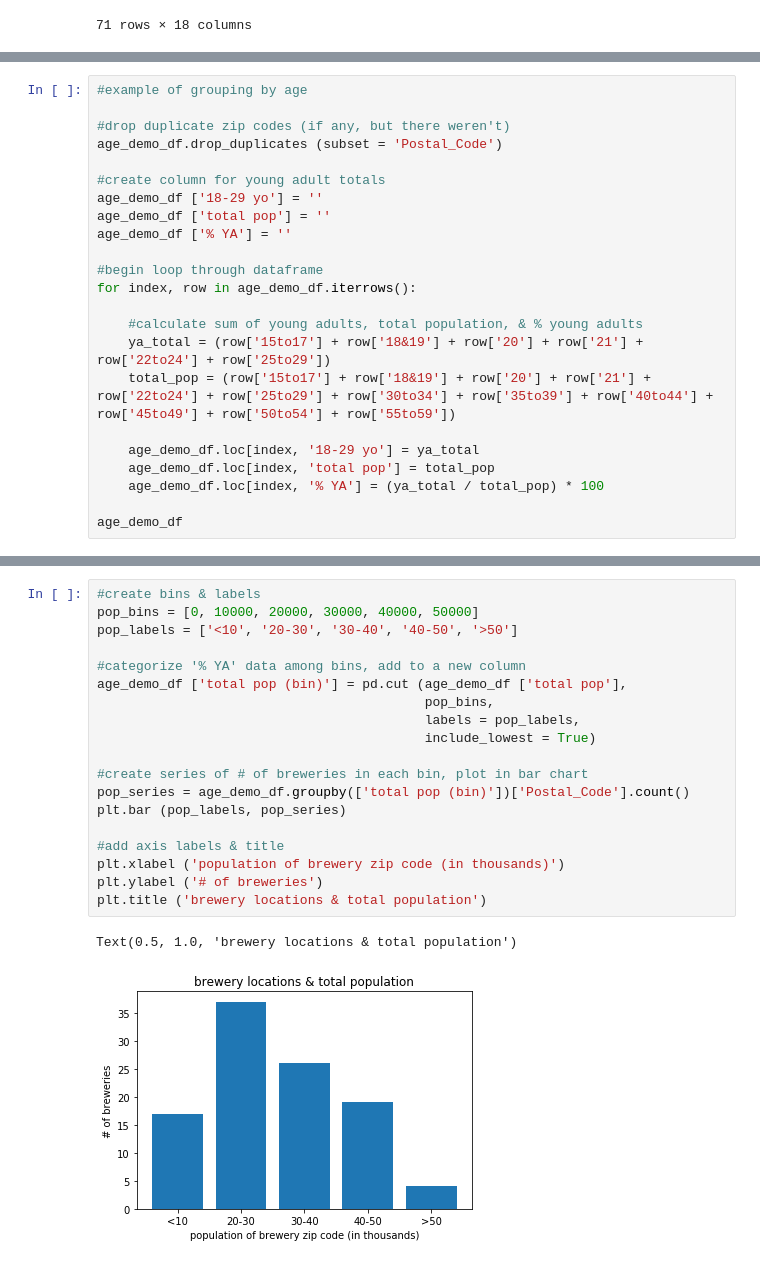
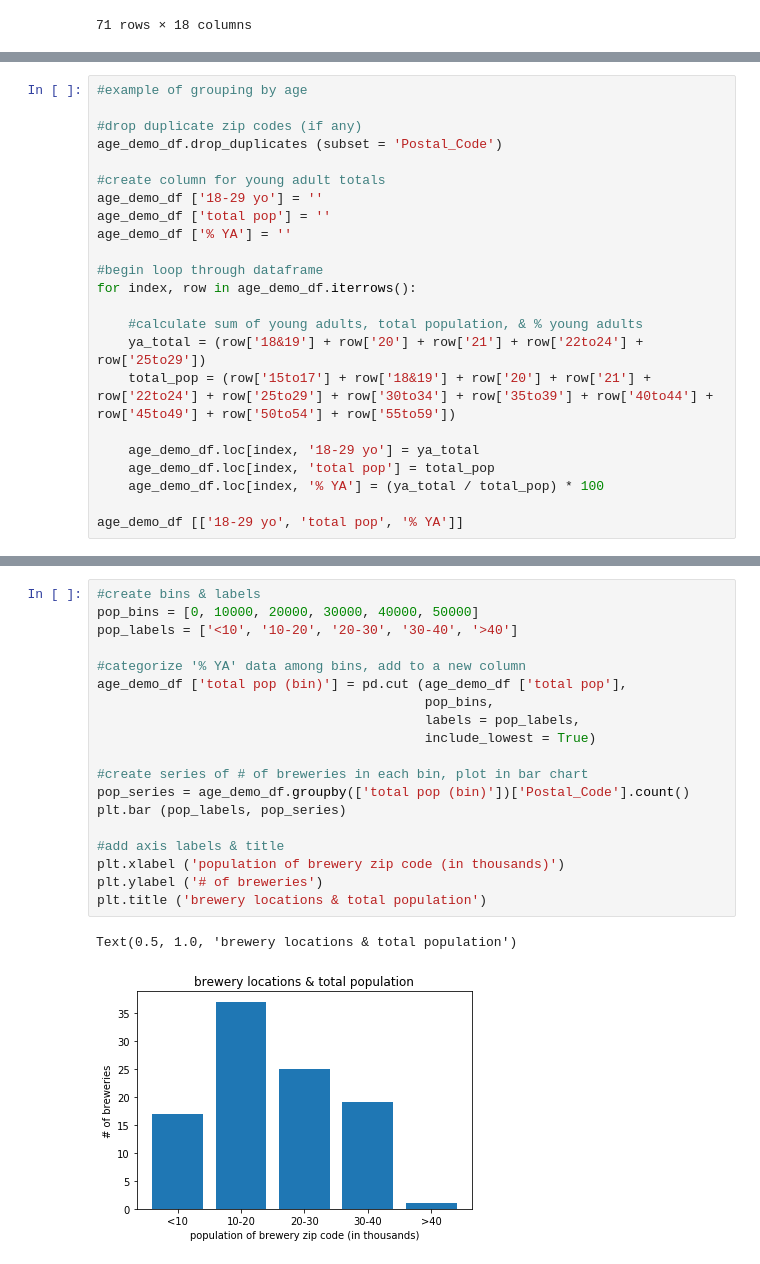
Before and after one commit to mariajdong/georgia-breweries, a Jupyter notebook: main_notebook.ipynb, the cells around one changed output, grey strips where cells are left out. Saved outputs shown, nothing was run; the diff lists cells and outputs as text.

```diff
--- a/main_notebook.ipynb
+++ b/main_notebook.ipynb
@@ -564,7 +561,7 @@ age_demo_df
 # %%
 #example of grouping by age
 
-#drop duplicate zip codes (if any, but there weren't)
+#drop duplicate zip codes (if any)
 age_demo_df.drop_duplicates (subset = 'Postal_Code')
 
 #create column for young adult totals
@@ -576,12 +573,12 @@ age_demo_df ['% YA'] = ''
 for index, row in age_demo_df.iterrows():
 
     #calculate sum of young adults, total population, & % young adults
-    ya_total = (row['15to17'] + row['18&19'] + row['20'] + row['21'] + row['22to24'] + row['25to29'])
+    ya_total = (row['18&19'] + row['20'] + row['21'] + row['22to24'] + row['25to29'])
     total_pop = (row['15to17'] + row['18&19'] + row['20'] + row['21'] + row['22to24'] + row['25to29'] + row['30to34'] + row['35to39'] + row['40to44'] + row['45to49'] + row['50to54'] + row['55to59'])
 
     age_demo_df.loc[index, '18-29 yo'] = ya_total
     age_demo_df.loc[index, 'total pop'] = total_pop
     age_demo_df.loc[index, '% YA'] = (ya_total / total_pop) * 100
 
-age_demo_df
+age_demo_df [['18-29 yo', 'total pop', '% YA']]
 # %% [output]
@@ -641,25 +638,25 @@ Name: total pop, dtype: float64
 # %%
 #create bins & labels
 pop_bins = [0, 10000, 20000, 30000, 40000, 50000]
-pop_labels = ['<10', '20-30', '30-40', '40-50', '>50']
+pop_labels = ['<10', '10-20', '20-30', '30-40', '>40']
 
 #categorize '% YA' data among bins, add to a new column
 age_demo_df ['total pop (bin)'] = pd.cut (age_demo_df ['total pop'],
                                           pop_bins,
                                           labels = pop_labels,
                                           include_lowest = True)
 
 #create series of # of breweries in each bin, plot in bar chart
 pop_series = age_demo_df.groupby(['total pop (bin)'])['Postal_Code'].count()
 plt.bar (pop_labels, pop_series)
 
 #add axis labels & title
 plt.xlabel ('population of brewery zip code (in thousands)')
 plt.ylabel ('# of breweries')
 plt.title ('brewery locations & total population')
 # %% [output]
 Text(0.5, 1.0, 'brewery locations & total population')
-[figure, old version]
+[figure, new version]
 # %%
 #group by previously created bins, unstack for plotting
 pop_groups = age_demo_df.groupby(['total pop (bin)', '% YA (bin)']).size().unstack()
```
Also changed, not shown: parts of 16 cells of this notebook, 5 other files.
